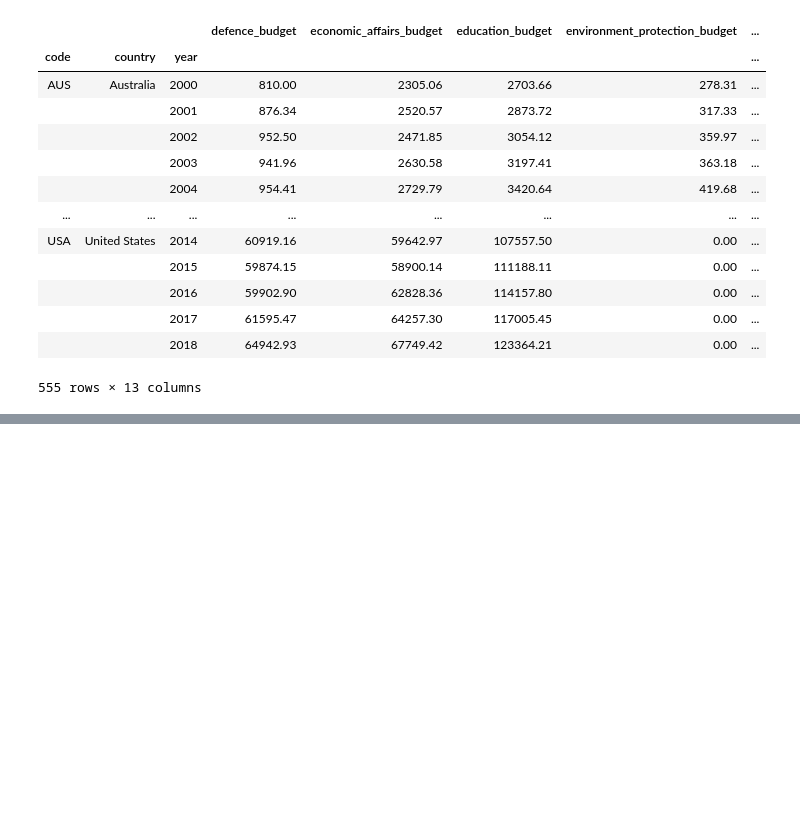
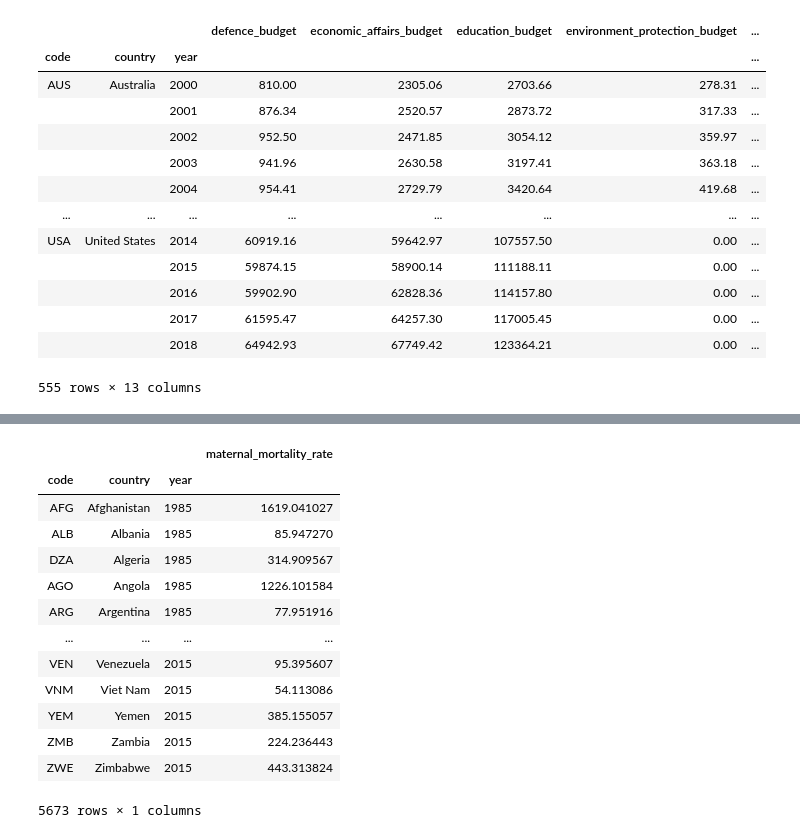
Before and after one commit to cfranklin11/sdg-progress-api, a Jupyter notebook: notebooks/2.1-sdg-target-data.ipynb, the cells around one changed output, grey strips where cells are left out. Drawn from its saved outputs; the diff is of its cells as text; code cells hidden in the pictures; blank space fills up the shorter version.

```diff
--- a/notebooks/2.1-sdg-target-data.ipynb
+++ b/notebooks/2.1-sdg-target-data.ipynb
@@ -63 +63,19 @@ u5_mort
+# %%
+mat_mort = country_data.maternal_mortality()
+mat_mort
+# %% [output]
+|  |  |  | maternal_mortality_rate |
+| code | country | year |  |
+| AFG | Afghanistan | 1985 | 1619.041027 |
+| ALB | Albania | 1985 | 85.947270 |
+| DZA | Algeria | 1985 | 314.909567 |
+| AGO | Angola | 1985 | 1226.101584 |
+| ARG | Argentina | 1985 | 77.951916 |
+| ... | ... | ... | ... |
+| VEN | Venezuela | 2015 | 95.395607 |
+| VNM | Viet Nam | 2015 | 54.113086 |
+| YEM | Yemen | 2015 | 385.155057 |
+| ZMB | Zambia | 2015 | 224.236443 |
+| ZWE | Zimbabwe | 2015 | 443.313824 |
+5673 rows × 1 columns
 # %%
```
Also changed, not shown: parts of 3 cells of this notebook, 1 other file.
